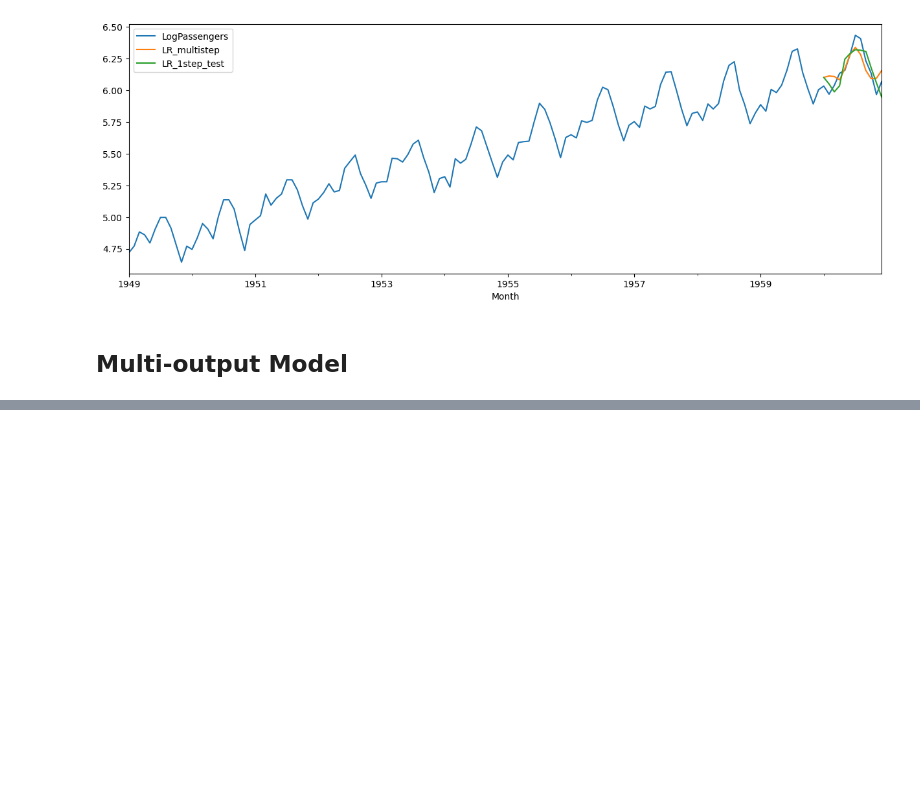
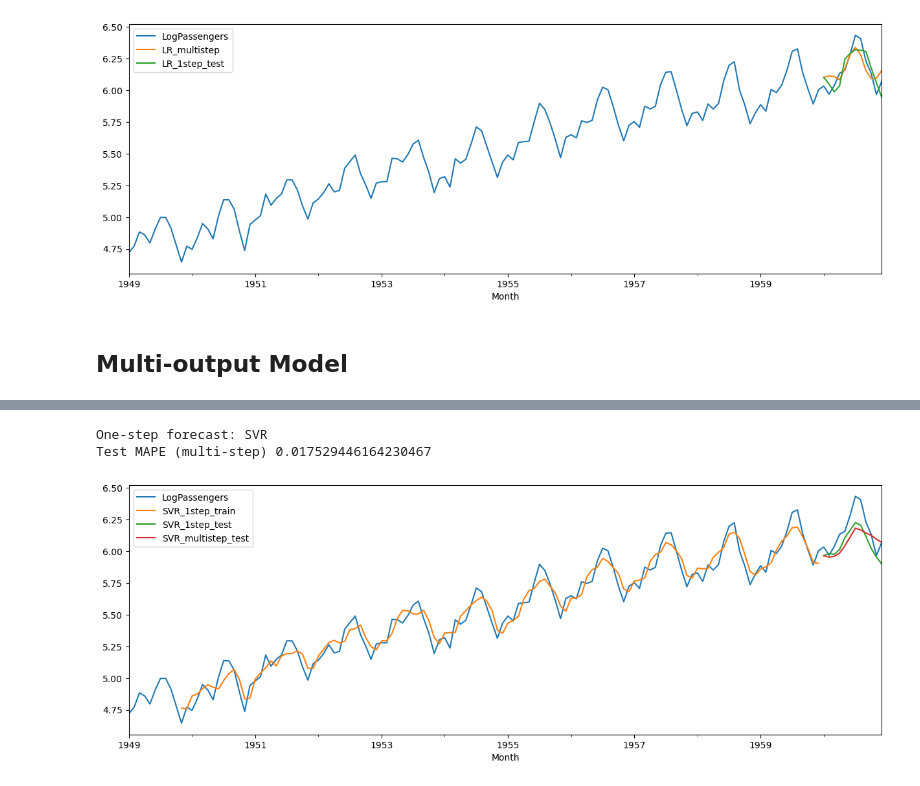
Before and after one commit to cmurray4492/PythonProjects, a Jupyter notebook: Machine_Learning/Time_Series/ML Airline - No Differencing.ipynb, the cells around one changed output, grey strips where cells are left out. Drawn from its saved outputs; the diff is of its cells as text; code cells hidden in the pictures; blank space fills up the shorter version.

```diff
--- a/Machine_Learning/Time_Series/ML Airline - No Differencing.ipynb
+++ b/Machine_Learning/Time_Series/ML Airline - No Differencing.ipynb
@@ -111,0 +193,45 @@ y = []
+# %%
+# function to test other ML models
+
+def one_step_and_multistep_forecast(model, name):
+    model.fit(Xtrain, Ytrain)
+    print("One-step forecast:", name)
+    # print("Train R^2:", model.score(Xtrain, Ytrain))
+    # print("Test R^2:", model.score(Xtest, Ytest))
+
+    # store 1-step forecast
+    df.loc[train_idx, f'{name}_1step_train'] = model.predict(Xtrain)
+    df.loc[test_idx, f'{name}_1step_test'] = model.predict(Xtest)
+
+    # generate multi-step forecast
+    multistep_predictions = []
+
+    # first test input
+    last_x = Xtest[0]
+
+    while len(multistep_predictions) < Ntest:
+        p = model.predict(last_x.reshape(1, -1))[0]
+
+        # update the predictions list
+        multistep_predictions.append(p)
+
+        # make the new input
+        last_x = np.roll(last_x, -1)
+        last_x[-1] = p
+
+    # store the multi-step forecast
+    df.loc[test_idx, f'{name}_multistep_test'] = multistep_predictions
+
+    # MAPE for mmultistep forecast
+    mape = mean_absolute_percentage_error(Ytest, multistep_predictions)
+    print("Test MAPE (multi-step)", mape)
+
+    # plot 1-step and multi-step forecasts
+    cols = ['LogPassengers', f'{name}_1step_train', f'{name}_1step_test', f'{name}_multistep_test']
+    df[cols].plot(figsize=(15,5));
+# %%
+one_step_and_multistep_forecast(SVR(), "SVR")
+# %% [output]
+One-step forecast: SVR
+Test MAPE (multi-step) 0.017529446164230467
+[figure, added]
```
Also changed, not shown: parts of 16 cells of this notebook, 1 other file.
